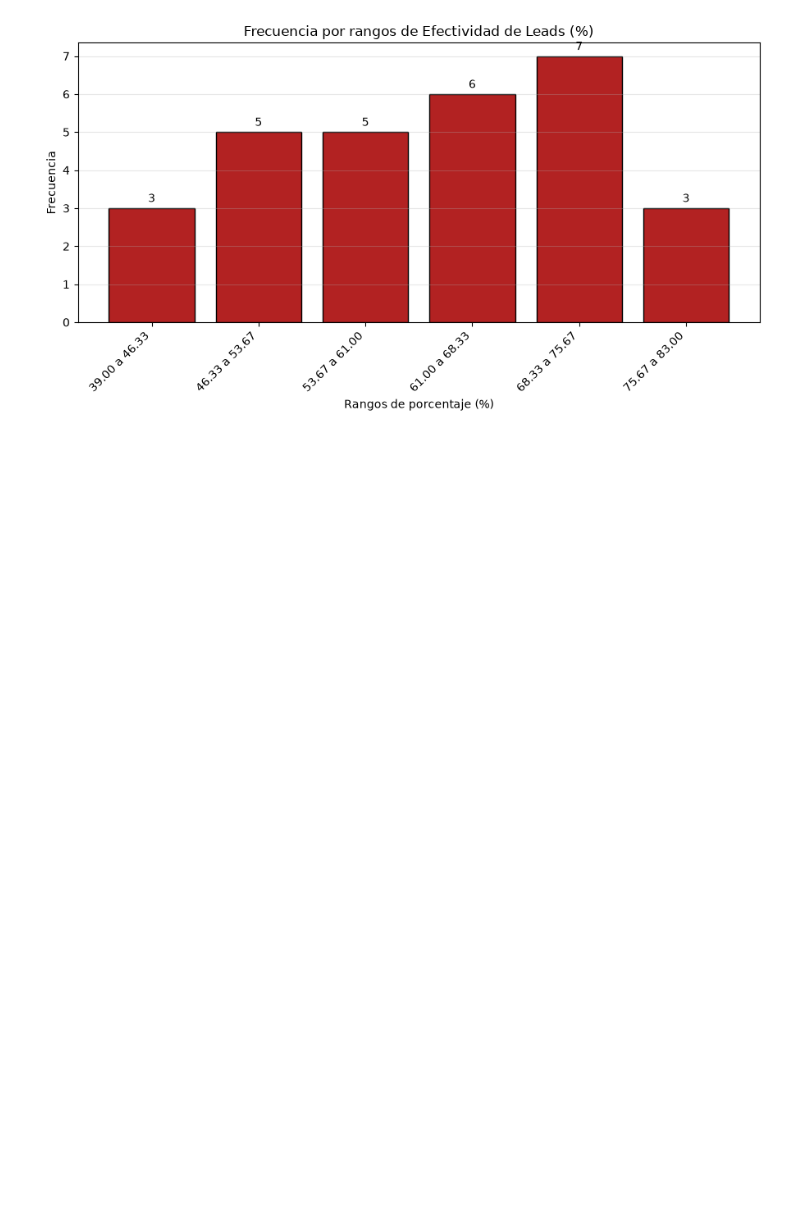
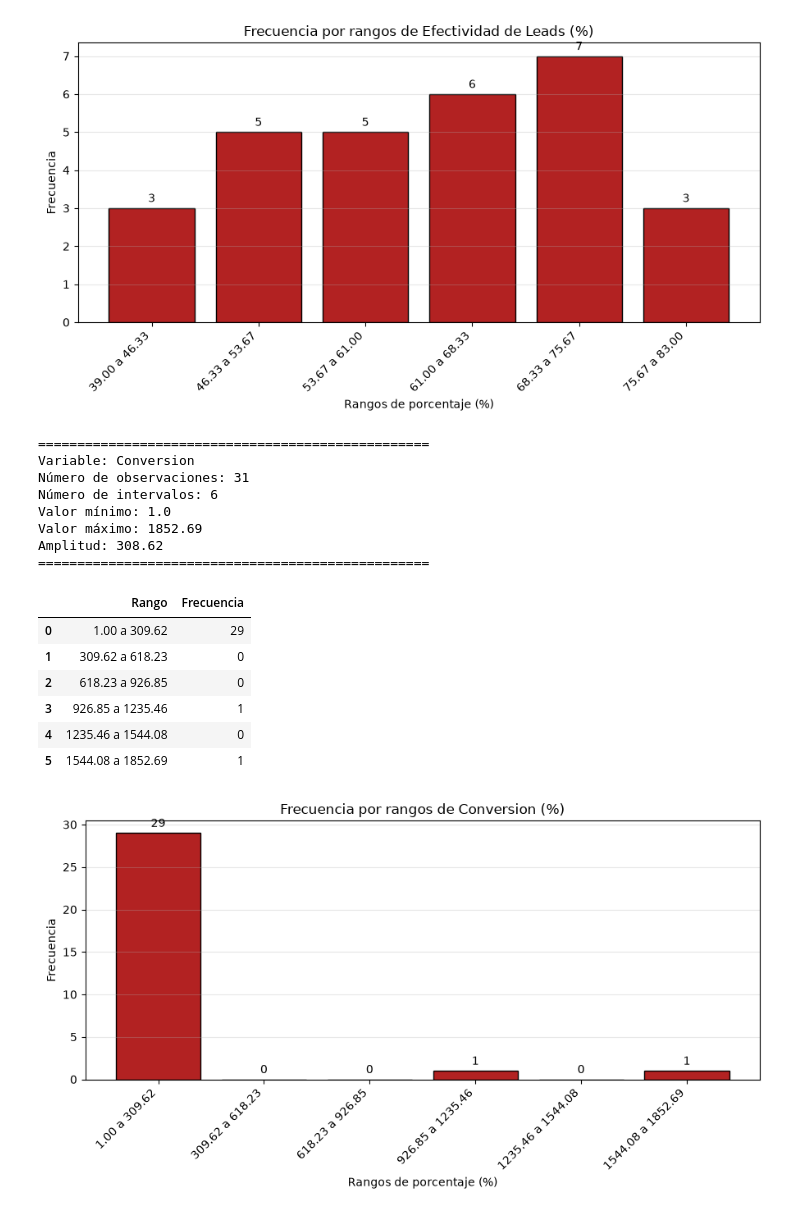
Before and after one commit to pats-pdf/1.-Extracci-n-de-Datos, a Jupyter notebook: Extracción_de_Características/Actividad 4.1/4_Extracción_de_Características.ipynb, the cells around one changed output. Saved outputs shown, nothing was run; the diff lists cells and outputs as text; code cells hidden in the pictures; blank space fills up the shorter version.

```diff
--- a/Extracción_de_Características/Actividad 4.1/4_Extracción_de_Características.ipynb
+++ b/Extracción_de_Características/Actividad 4.1/4_Extracción_de_Características.ipynb
@@ -1054,3 +1054,25 @@ Amplitud: 7.33
 | 4 | 68.33 a 75.67 | 7 |
 | 5 | 75.67 a 83.00 | 3 |
 [figure]
+# %%
+tabla_conversion = analizar_sturges(
+    leads_sturges,
+    "Conversion"
+)
+# %% [output]
+==================================================
+Variable: Conversion
+Número de observaciones: 31
+Número de intervalos: 6
+Valor mínimo: 1.0
+Valor máximo: 1852.69
+Amplitud: 308.62
+==================================================
+|  | Rango | Frecuencia |
+| 0 | 1.00 a 309.62 | 29 |
+| 1 | 309.62 a 618.23 | 0 |
+| 2 | 618.23 a 926.85 | 0 |
+| 3 | 926.85 a 1235.46 | 1 |
+| 4 | 1235.46 a 1544.08 | 0 |
+| 5 | 1544.08 a 1852.69 | 1 |
+[figure, added]
```
